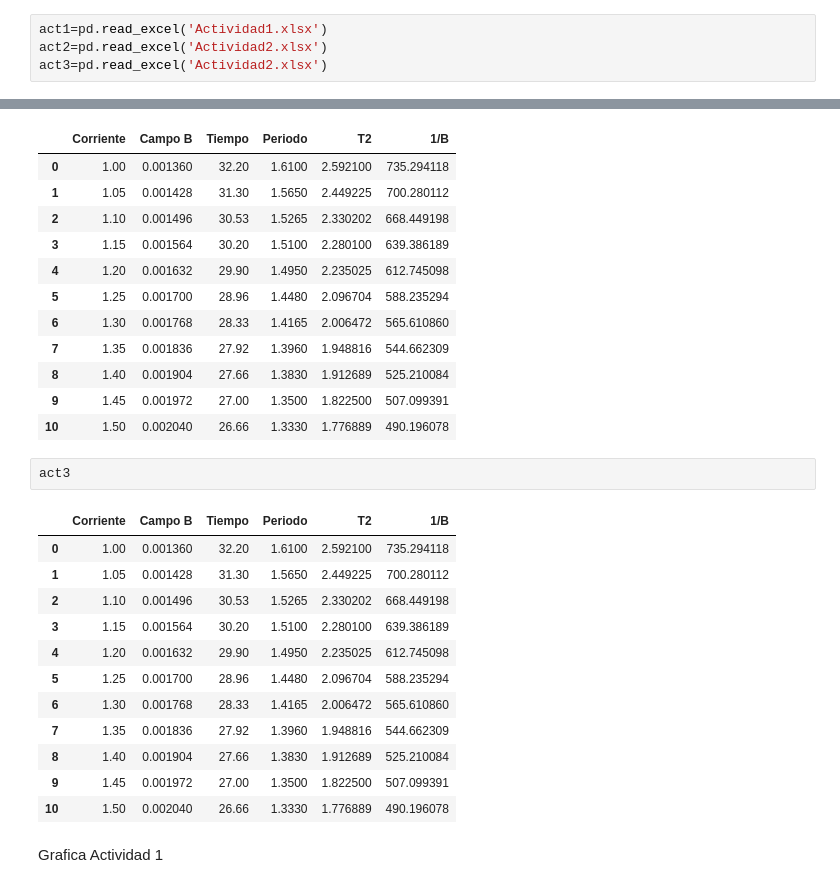
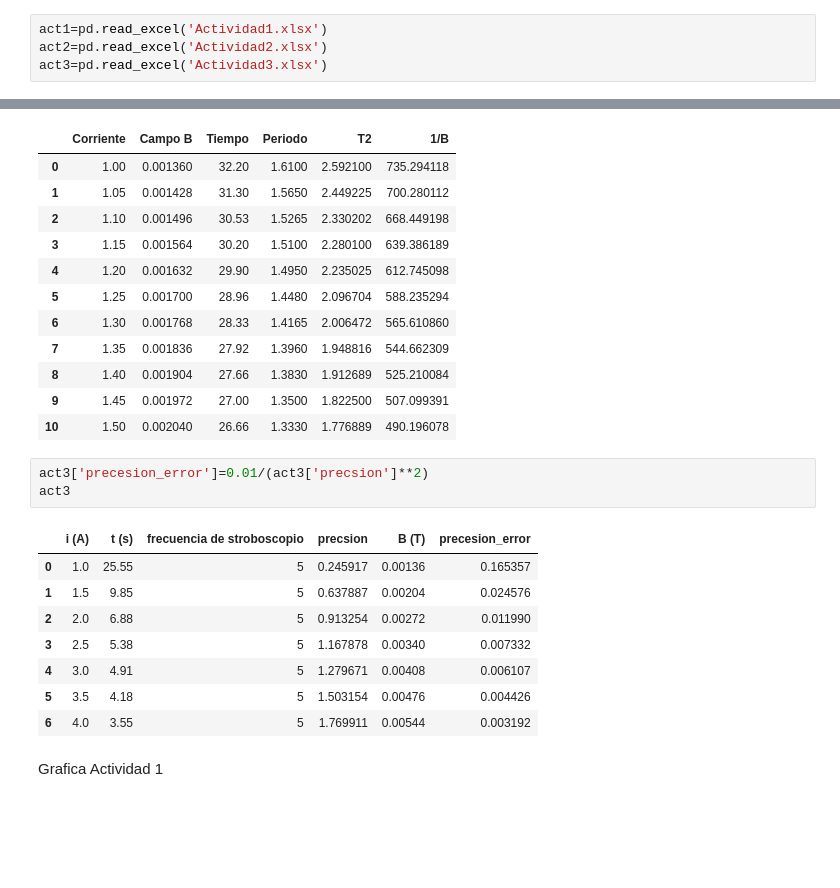
Before and after one commit to LabIntermedio/COD-INTERMEDIO, a Jupyter notebook: Torque_magnetico/Datos Torque MMagnetico.ipynb, the cells around one changed output, grey strips where cells are left out. Drawn from its saved outputs; the diff is of its cells as text; blank space fills up the shorter version.

```diff
--- a/Torque_magnetico/Datos Torque MMagnetico.ipynb
+++ b/Torque_magnetico/Datos Torque MMagnetico.ipynb
@@ -9,7 +9,7 @@ Carga datos
 # %%
 act1=pd.read_excel('Actividad1.xlsx')
 act2=pd.read_excel('Actividad2.xlsx')
-act3=pd.read_excel('Actividad2.xlsx')
+act3=pd.read_excel('Actividad3.xlsx')
 # %%
 act1['rmg_error']=9.77*np.sqrt(((act1['r(cm)'] / 100) * 0.00001)**2 + (0.0015* 0.0005)**2)
 act1
@@ -37,21 +37,18 @@ act2
 | 8 | 1.40 | 0.001904 | 27.66 | 1.3830 | 1.912689 | 525.210084 |
 | 9 | 1.45 | 0.001972 | 27.00 | 1.3500 | 1.822500 | 507.099391 |
 | 10 | 1.50 | 0.002040 | 26.66 | 1.3330 | 1.776889 | 490.196078 |
-# %%
-act3
-# %% [output]
-|  | Corriente | Campo B | Tiempo | Periodo | T2 | 1/B |
-| 0 | 1.00 | 0.001360 | 32.20 | 1.6100 | 2.592100 | 735.294118 |
-| 1 | 1.05 | 0.001428 | 31.30 | 1.5650 | 2.449225 | 700.280112 |
-| 2 | 1.10 | 0.001496 | 30.53 | 1.5265 | 2.330202 | 668.449198 |
-| 3 | 1.15 | 0.001564 | 30.20 | 1.5100 | 2.280100 | 639.386189 |
-| 4 | 1.20 | 0.001632 | 29.90 | 1.4950 | 2.235025 | 612.745098 |
-| 5 | 1.25 | 0.001700 | 28.96 | 1.4480 | 2.096704 | 588.235294 |
-| 6 | 1.30 | 0.001768 | 28.33 | 1.4165 | 2.006472 | 565.610860 |
-| 7 | 1.35 | 0.001836 | 27.92 | 1.3960 | 1.948816 | 544.662309 |
-| 8 | 1.40 | 0.001904 | 27.66 | 1.3830 | 1.912689 | 525.210084 |
-| 9 | 1.45 | 0.001972 | 27.00 | 1.3500 | 1.822500 | 507.099391 |
-| 10 | 1.50 | 0.002040 | 26.66 | 1.3330 | 1.776889 | 490.196078 |
+# %%
+act3['precesion_error']=0.01/(act3['precsion']**2)
+act3
+# %% [output]
+|  | i (A) | t (s) | frecuencia de stroboscopio | precsion | B (T) | precesion_error |
+| 0 | 1.0 | 25.55 | 5 | 0.245917 | 0.00136 | 0.165357 |
+| 1 | 1.5 | 9.85 | 5 | 0.637887 | 0.00204 | 0.024576 |
+| 2 | 2.0 | 6.88 | 5 | 0.913254 | 0.00272 | 0.011990 |
+| 3 | 2.5 | 5.38 | 5 | 1.167878 | 0.00340 | 0.007332 |
+| 4 | 3.0 | 4.91 | 5 | 1.279671 | 0.00408 | 0.006107 |
+| 5 | 3.5 | 4.18 | 5 | 1.503154 | 0.00476 | 0.004426 |
+| 6 | 4.0 | 3.55 | 5 | 1.769911 | 0.00544 | 0.003192 |
 # %% [markdown]
 Grafica Actividad 1
 # %%
```
Also changed, not shown: parts of 6 cells of this notebook, 1 other file.
